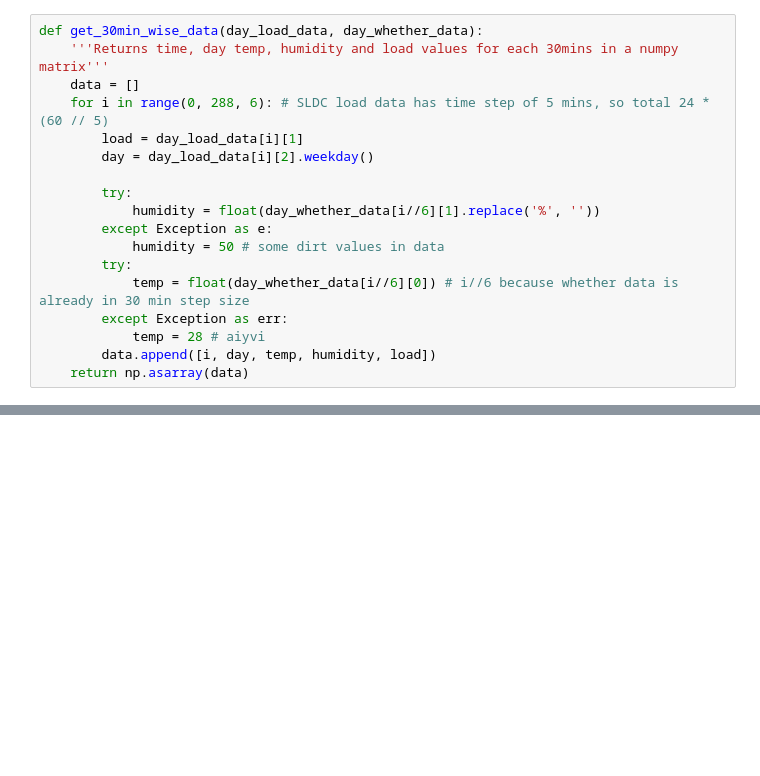
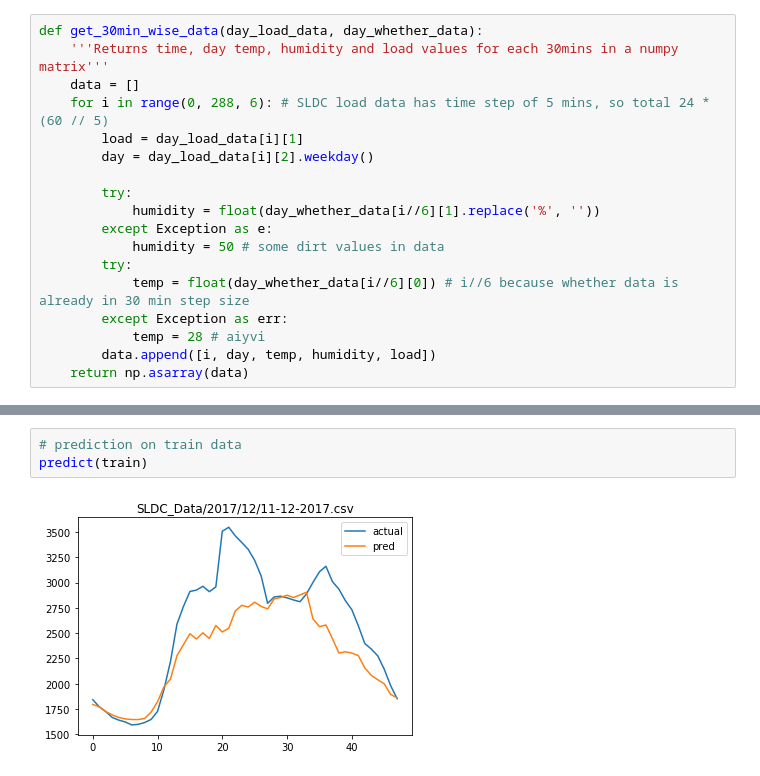
Before and after one commit to pyaf/load_forecasting, a Jupyter notebook: data/FFNN.ipynb, the cells around one changed output, grey strips where cells are left out. Saved outputs shown, nothing was run; the diff lists cells and outputs as text; blank space fills up the shorter version.

```diff
--- a/data/FFNN.ipynb
+++ b/data/FFNN.ipynb
@@ -144 +163,6 @@ Epoch 50/50
+# %%
+# prediction on train data
+predict(train)
+# %% [output]
+[figure, added]
 # %%
```
Also changed, not shown: parts of 11 cells of this notebook.
